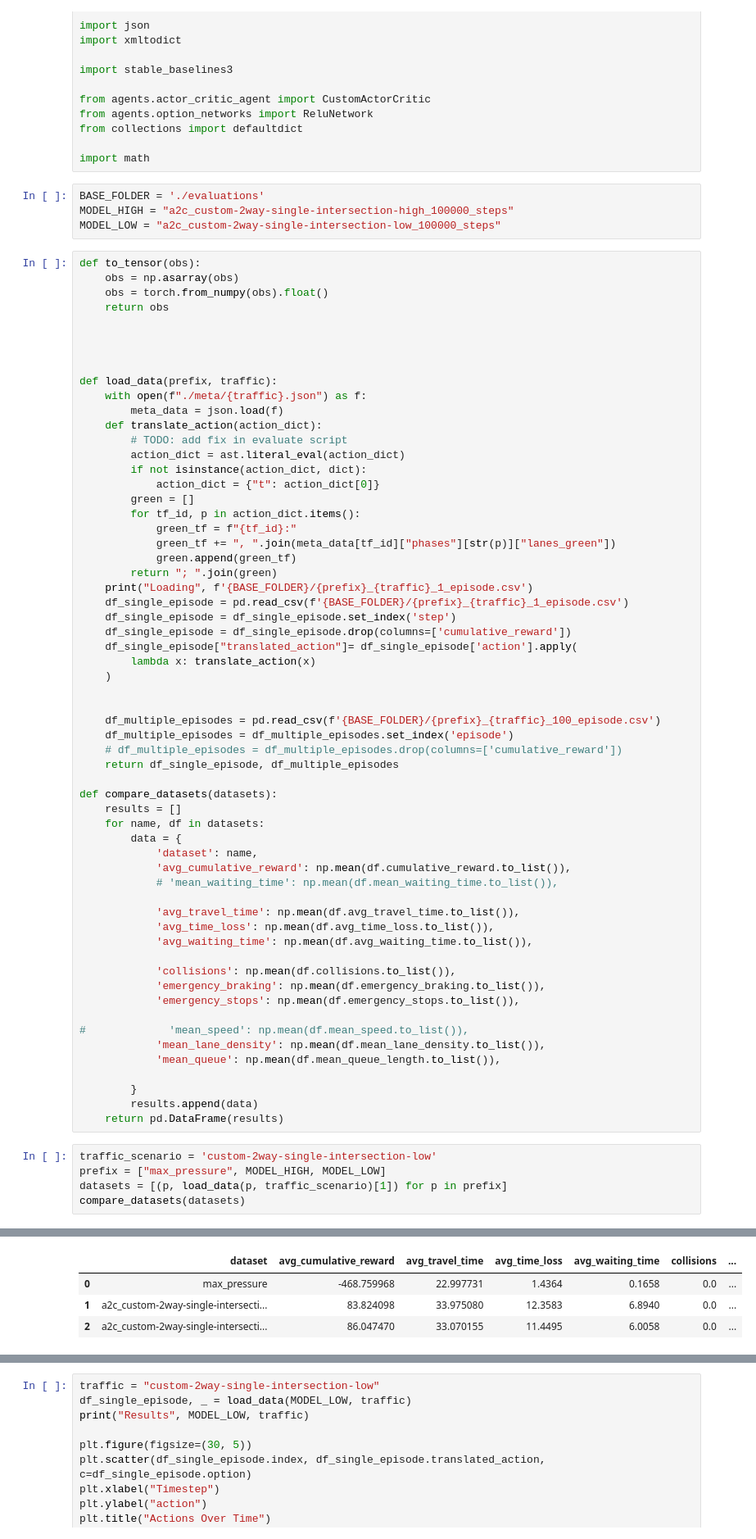
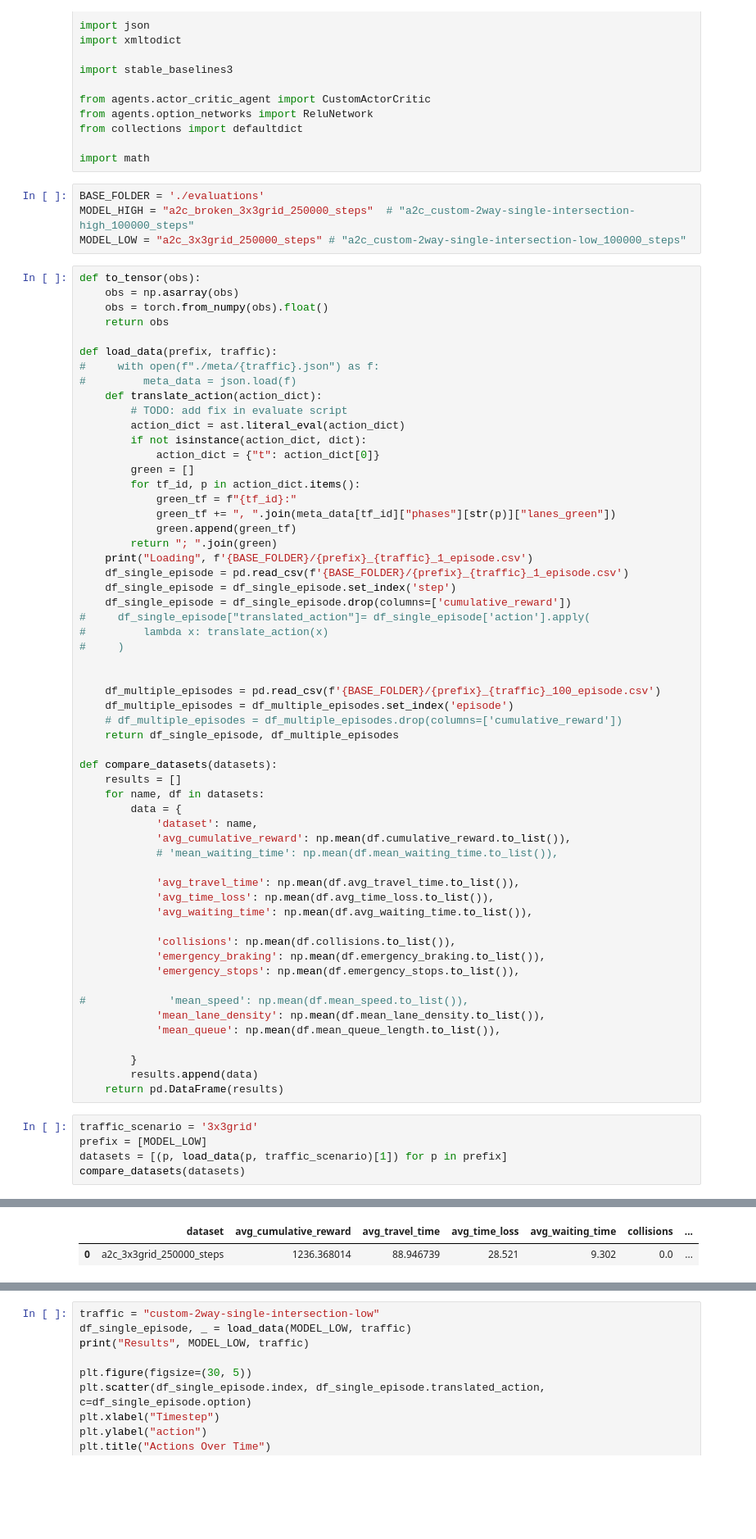
Before and after one commit to Ouroboros4991/MasterThesis2024, a Jupyter notebook: ac2_policy_comparision.ipynb, the cells around one changed output, grey strips where cells are left out. Shown at 82% size. Cells and saved outputs as stored; diff of their text form; blank space fills up the shorter version.

Commit message:
added broken light + rerouting

```diff
--- a/ac2_policy_comparision.ipynb
+++ b/ac2_policy_comparision.ipynb
@@ -22,20 +22,17 @@ from collections import defaultdict
 import math
 # %%
 BASE_FOLDER = './evaluations'
-MODEL_HIGH = "a2c_custom-2way-single-intersection-high_100000_steps"
-MODEL_LOW = "a2c_custom-2way-single-intersection-low_100000_steps"
+MODEL_HIGH = "a2c_broken_3x3grid_250000_steps"  # "a2c_custom-2way-single-intersection-high_100000_steps"
+MODEL_LOW = "a2c_3x3grid_250000_steps" # "a2c_custom-2way-single-intersection-low_100000_steps"
 # %%
 def to_tensor(obs):
     obs = np.asarray(obs)
     obs = torch.from_numpy(obs).float()
     return obs
 
-
-
-
 def load_data(prefix, traffic):
-    with open(f"./meta/{traffic}.json") as f:
-        meta_data = json.load(f)
+#     with open(f"./meta/{traffic}.json") as f:
+#         meta_data = json.load(f)
     def translate_action(action_dict):
         # TODO: add fix in evaluate script
         action_dict = ast.literal_eval(action_dict)
@@ -51,9 +48,9 @@ def load_data(prefix, traffic):
     df_single_episode = pd.read_csv(f'{BASE_FOLDER}/{prefix}_{traffic}_1_episode.csv')
     df_single_episode = df_single_episode.set_index('step')
     df_single_episode = df_single_episode.drop(columns=['cumulative_reward'])
-    df_single_episode["translated_action"]= df_single_episode['action'].apply(
-        lambda x: translate_action(x)
-    )
+#     df_single_episode["translated_action"]= df_single_episode['action'].apply(
+#         lambda x: translate_action(x)
+#     )
 
 
     df_multiple_episodes = pd.read_csv(f'{BASE_FOLDER}/{prefix}_{traffic}_100_episode.csv')
@@ -85,8 +82,8 @@ def compare_datasets(datasets):
         results.append(data)
     return pd.DataFrame(results)
 # %%
-traffic_scenario = 'custom-2way-single-intersection-low'
-prefix = ["max_pressure", MODEL_HIGH, MODEL_LOW]
+traffic_scenario = '3x3grid'
+prefix = [MODEL_LOW]
 datasets = [(p, load_data(p, traffic_scenario)[1]) for p in prefix]
 compare_datasets(datasets)
 # %% [output]
@@ -96,5 +91,3 @@ Loading ./evaluations/a2c_custom-2way-single-intersection-low_100000_steps_custo
 |  | dataset | avg_cumulative_reward | avg_travel_time | avg_time_loss | avg_waiting_time | collisions | ... |
-| 0 | max_pressure | -468.759968 | 22.997731 | 1.4364 | 0.1658 | 0.0 | ... |
-| 1 | a2c_custom-2way-single-intersecti... | 83.824098 | 33.975080 | 12.3583 | 6.8940 | 0.0 | ... |
-| 2 | a2c_custom-2way-single-intersecti... | 86.047470 | 33.070155 | 11.4495 | 6.0058 | 0.0 | ... |
+| 0 | a2c_3x3grid_250000_steps | 1236.368014 | 88.946739 | 28.521 | 9.302 | 0.0 | ... |
 # %%
```
Also changed, not shown: parts of 2 cells of this notebook, 11 other files.
